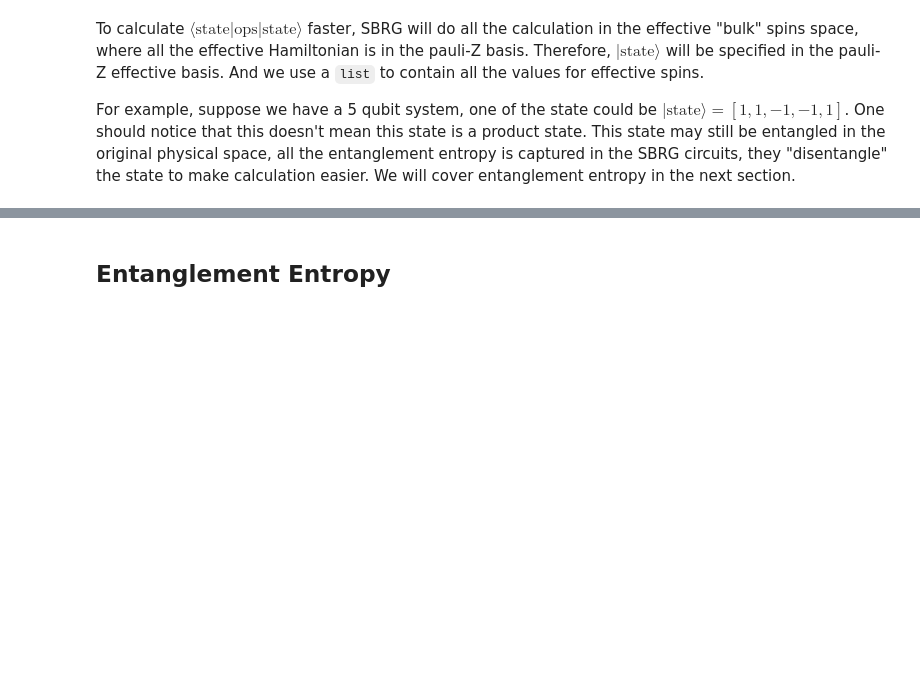
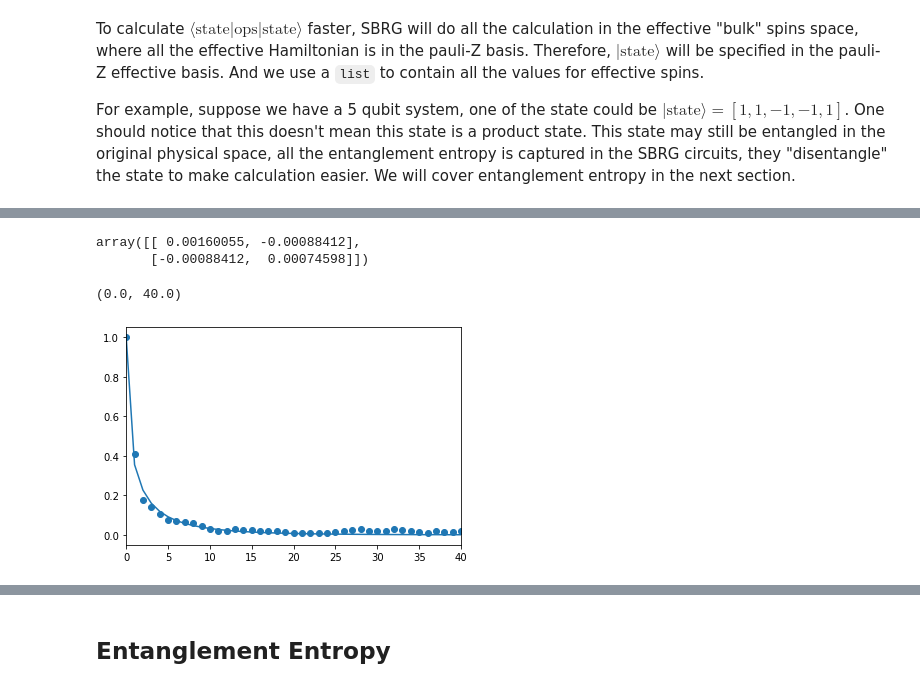
Before and after one commit to tsgaurav/SBRG_boundary_criticality, a Jupyter notebook: documentation.ipynb, the cells around one changed output, grey strips where cells are left out. Saved outputs shown, nothing was run; the diff lists cells and outputs as text; code cells hidden in the pictures; blank space fills up the shorter version.

```diff
--- a/documentation.ipynb
+++ b/documentation.ipynb
@@ -301,0 +298,23 @@ For example, suppose we have a 5 qubit system, one of the state could be $|\text
+# %%
+n_runs = 100
+corr_array = np.zeros(100)
+mag_array = np.zeros(shape=(5, 100))
+
+K_array = np.array([0.6, 0.8, 1.0, 1.2, 1.4])
+
+for i, K in enumerate(K_array):
+    for run in range(n_runs):
+        model = Custom_TFIsing(100,**{'alpha':1, 'J':1., 'K':K, 'h':0.1})
+        system = SBRG(model)
+
+        system.tol = 0.
+        system.max_rate = 1000.
+        system.run()
+
+        ground_state, energy = system.grndstate_blk()
+
+        for site in range(100):
+            spin_01 = spin_spin_cor(0,site)
+            mag_site = magnetization(site)
+            corr_array[site] += system.measure_ops(spin_01, ground_state)
+            mag_array[i, site] += system.measure_ops(mag_site, ground_state)
@@ -301,0 +339,25 @@ For example, suppose we have a 5 qubit system, one of the state could be $|\text
+# %%
+from scipy.optimize import curve_fit
+
+def stretched_exp(r, A, psi):
+    return np.exp(-A*r**psi)
+
+
+corr_array[0] = n_runs
+x_data = np.arange(100)
+y_data = corr_array/n_runs
+
+popt, pcov = curve_fit(stretched_exp, x_data[:50], y_data[:50])
+
+pcov
+# %% [output]
+array([[ 0.00160055, -0.00088412],
+       [-0.00088412,  0.00074598]])
+# %%
+
+plt.scatter(x_data, y_data)
+plt.plot(x_data, power_law(x_data, *popt))
+plt.xlim(0, 40)
+# %% [output]
+(0.0, 40.0)
+[figure, added]
```
Also changed, not shown: parts of 12 cells of this notebook, 18 other files.
